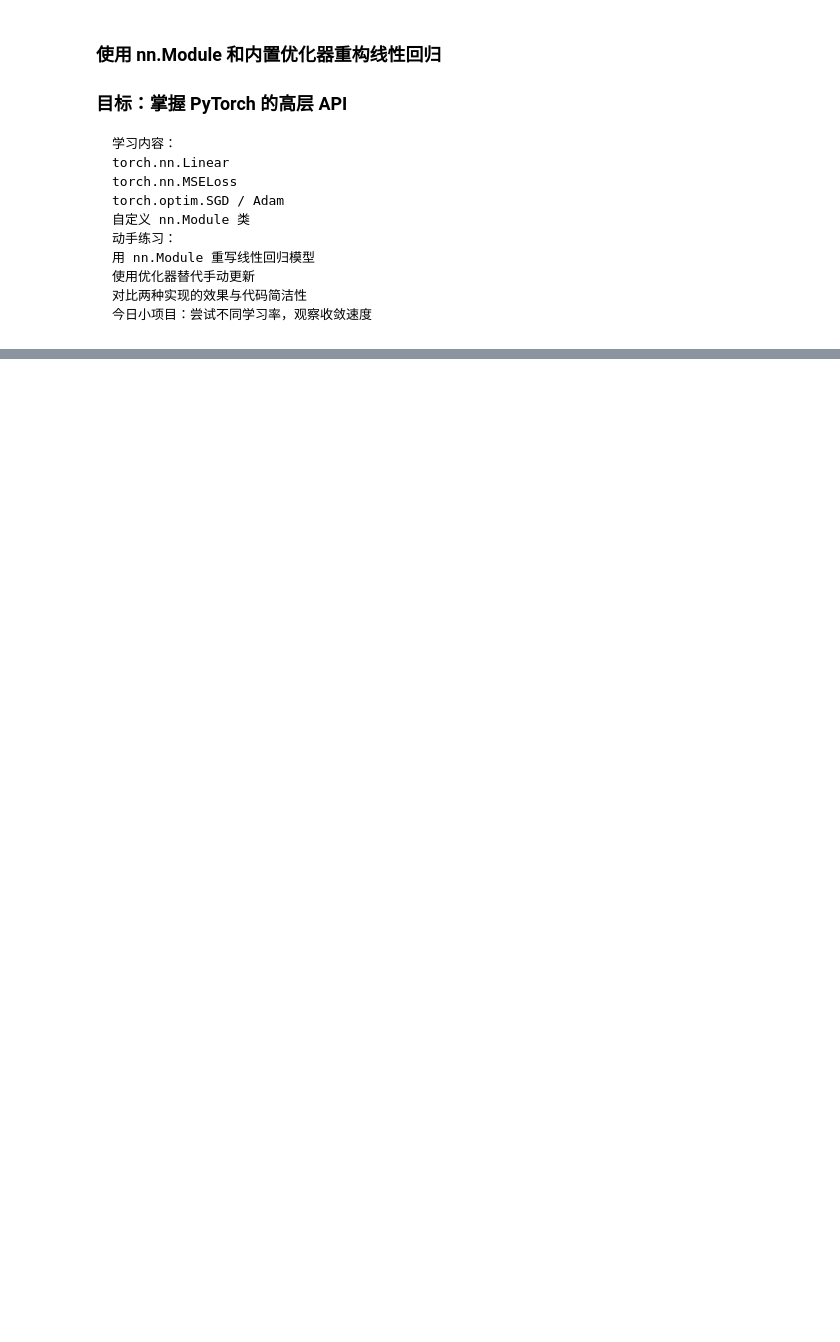
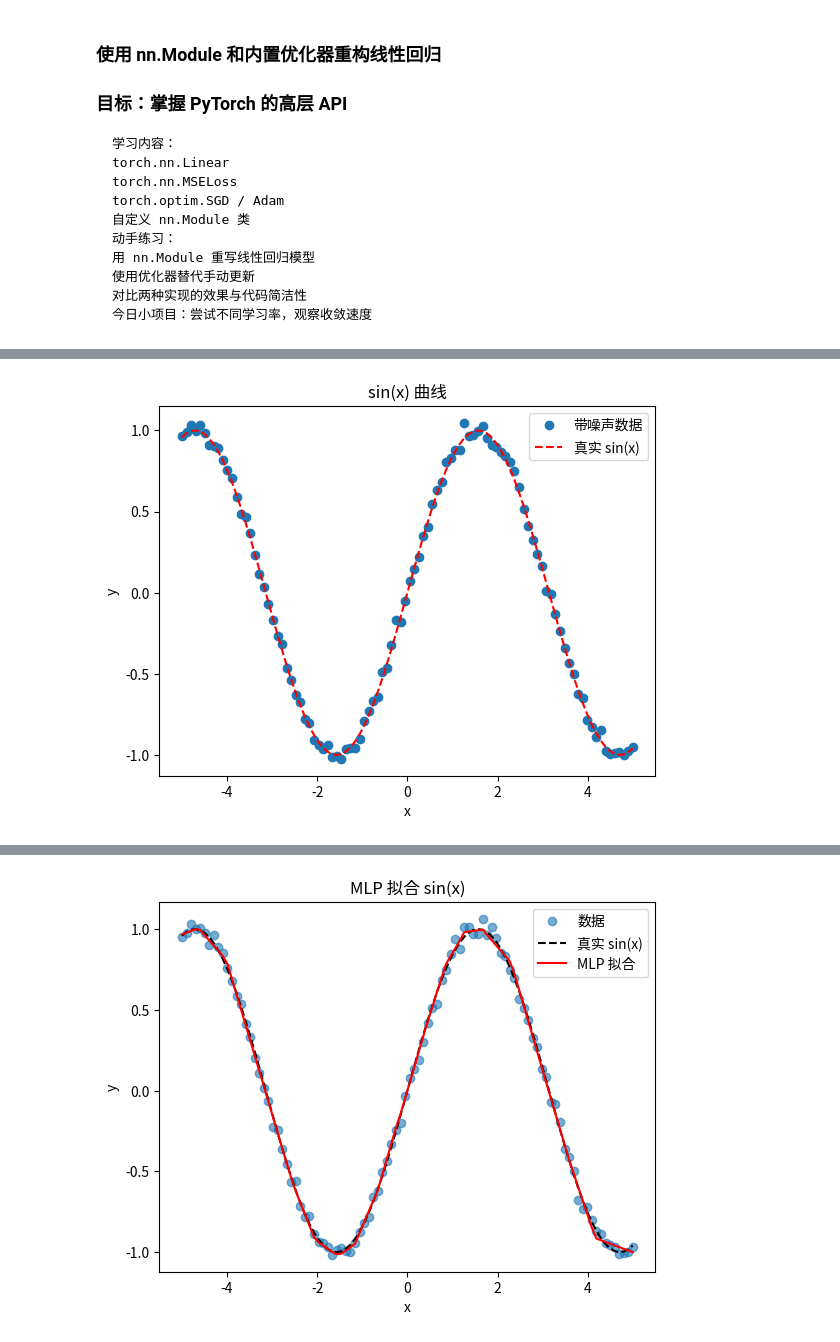
Before and after one commit to John117abc/ML-notes, a Jupyter notebook: codes/pytroch_learn/learn.ipynb, the cells around one changed output, grey strips where cells are left out. Saved outputs shown, nothing was run; the diff lists cells and outputs as text; code cells hidden in the pictures; blank space fills up the shorter version.

```diff
--- a/codes/pytroch_learn/learn.ipynb
+++ b/codes/pytroch_learn/learn.ipynb
@@ -424,0 +436,76 @@ OrderedDict([('weight', tensor([[2.0259]], device='cuda:0')),
+# %%
+import matplotlib as mpl
+mpl.rcParams.update({
+    'font.sans-serif': ['Noto Sans CJK JP'],
+    'axes.unicode_minus': False,
+    'mathtext.fontset': 'stix'
+})
+import torch
+import matplotlib.pyplot as plt
+from torch import nn
+import numpy as np
+
+# 生成数据
+x = torch.tensor(np.linspace(-5, 5, 100), dtype=torch.float32).unsqueeze(1)  # (100, 1)
+noise = torch.randn_like(x) * 0.03
+y = torch.sin(x) + noise  # (100, 1)
+
+# 绘图
+plt.figure()
+plt.plot(x.squeeze().numpy(), y.squeeze().numpy(), 'o', label='带噪声数据')
+plt.plot(x.squeeze().numpy(), np.sin(x.squeeze().numpy()), 'r--', label='真实 sin(x)')
+plt.title("sin(x) 曲线")
+plt.xlabel("x")
+plt.ylabel("y")
+plt.legend()
+plt.show()
+
+# 定义模型
+class SinNeuralNetwork(nn.Module):
+    def __init__(self, input_feature=1, output_feature=1, hidden=100):
+        super().__init__()
+        self.net = nn.Sequential(
+            nn.Linear(input_feature, hidden),
+            nn.ReLU(),
+            nn.Linear(hidden, output_feature)
+        )
+    def forward(self, x):
+        return self.net(x)
+
+model = SinNeuralNetwork()
+loss_fn = nn.MSELoss()
+optimizer = torch.optim.Adam(model.parameters(), lr=0.01)
+
+# 训练
+model.train()
+for epoch in range(10000):
+    pred = model(x)
+    loss = loss_fn(pred, y)
+
+    optimizer.zero_grad()
+    loss.backward()
+    optimizer.step()
+
+    if epoch % 100 == 0:
+        print(f"Epoch {epoch}, Loss: {loss.item():.6f}")
+
+
+x_test = torch.tensor(np.linspace(-5, 5, 100), dtype=torch.float32).unsqueeze(1)  # (100, 1)
+noise = torch.randn_like(x_test) * 0.03
+y_test = torch.sin(x) + noise  # (100, 1)
+# 可视化拟合结果
+model.eval()
+with torch.no_grad():
+    y_pred = model(x_test)
+
+plt.figure()
+plt.plot(x_test.squeeze().numpy(), y_test.squeeze().numpy(), 'o', label='数据', alpha=0.6)
+plt.plot(x_test.squeeze().numpy(), np.sin(x_test.squeeze().numpy()), 'k--', label='真实 sin(x)')
+plt.plot(x_test.squeeze().numpy(), y_pred.squeeze().numpy(), 'r-', label='MLP 拟合')
+plt.legend()
+plt.title("MLP 拟合 sin(x)")
+plt.xlabel("x")
+plt.ylabel("y")
+plt.show()
+# %% [output]
+[figure, added]
@@ -424,0 +529 @@ OrderedDict([('weight', tensor([[2.0259]], device='cuda:0')),
+[figure, added]
```
Also changed, not shown: parts of 11 cells of this notebook.
